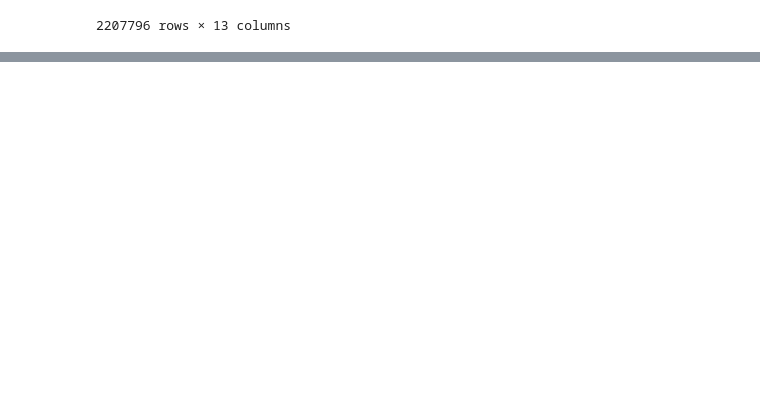
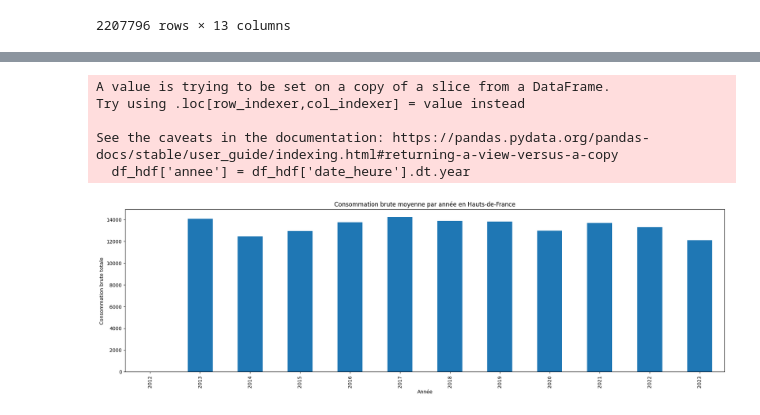
Before and after one commit to ForskyOnly/time_series, a Jupyter notebook: time_series.ipynb, the cells around one changed output, grey strips where cells are left out. Drawn from its saved outputs; the diff is of its cells as text; code cells hidden in the pictures; blank space fills up the shorter version.

```diff
--- a/time_series.ipynb
+++ b/time_series.ipynb
@@ -20,0 +68,2 @@ df
+# %%
+df_hdf = df[df['region'] == 'Hauts-de-France']
@@ -20,0 +86,17 @@ df
+# %%
+df_hdf['annee'] = df_hdf['date_heure'].dt.year
+df_annee_hdf = df_hdf.groupby('annee')['consommation_brute_totale'].mean()
+
+plt.figure(figsize=(22, 6))
+df_annee_hdf.plot(kind='bar')
+plt.xlabel('Année')
+plt.ylabel('Consommation brute totale')
+plt.title('Consommation brute moyenne par année en Hauts-de-France')
+plt.show()
+# %% [output]
+A value is trying to be set on a copy of a slice from a DataFrame.
+Try using .loc[row_indexer,col_indexer] = value instead
+
+See the caveats in the documentation: https://pandas.pydata.org/pandas-docs/stable/user_guide/indexing.html#returning-a-view-versus-a-copy
+  df_hdf['annee'] = df_hdf['date_heure'].dt.year
+[figure, added]
```
Also changed, not shown: parts of 19 cells of this notebook.
